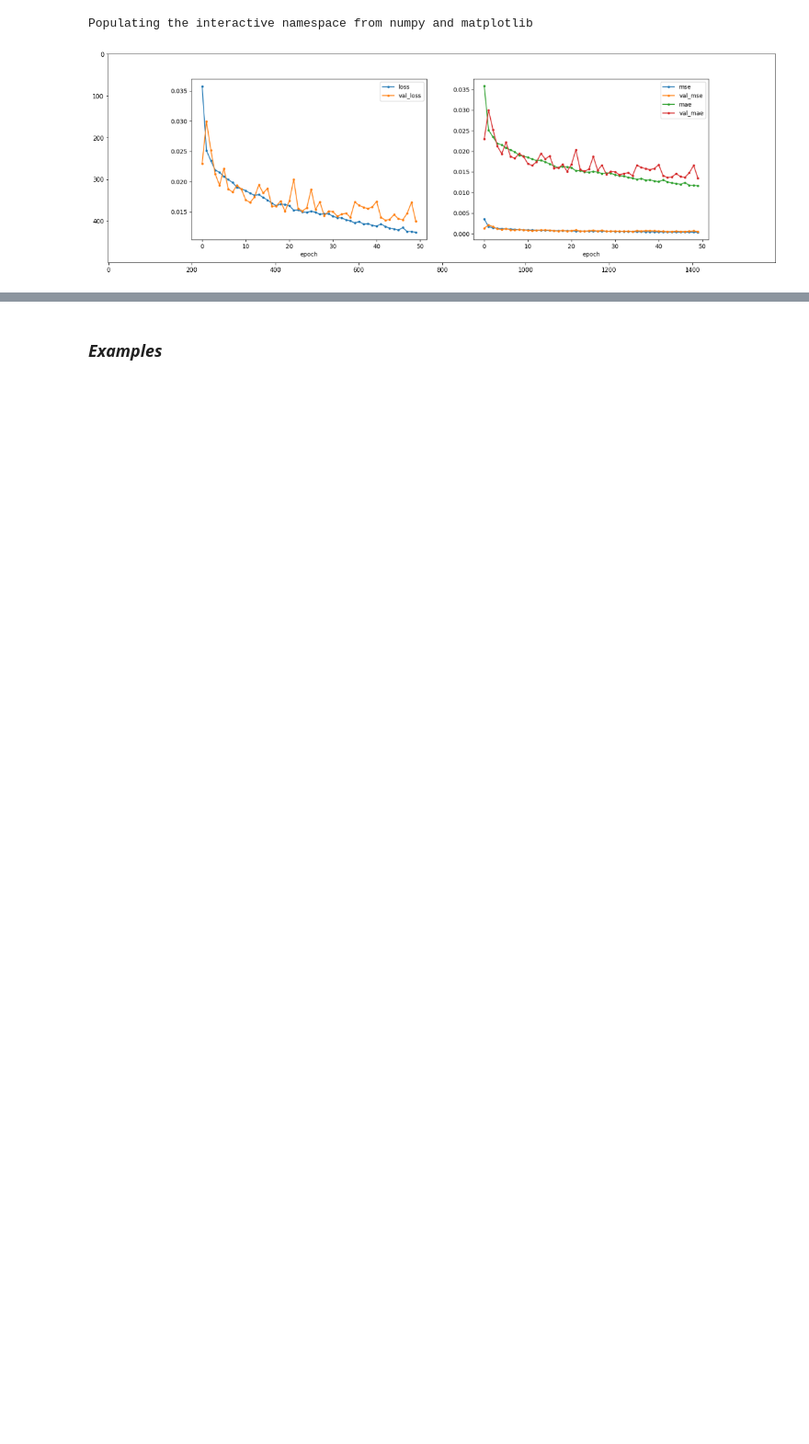
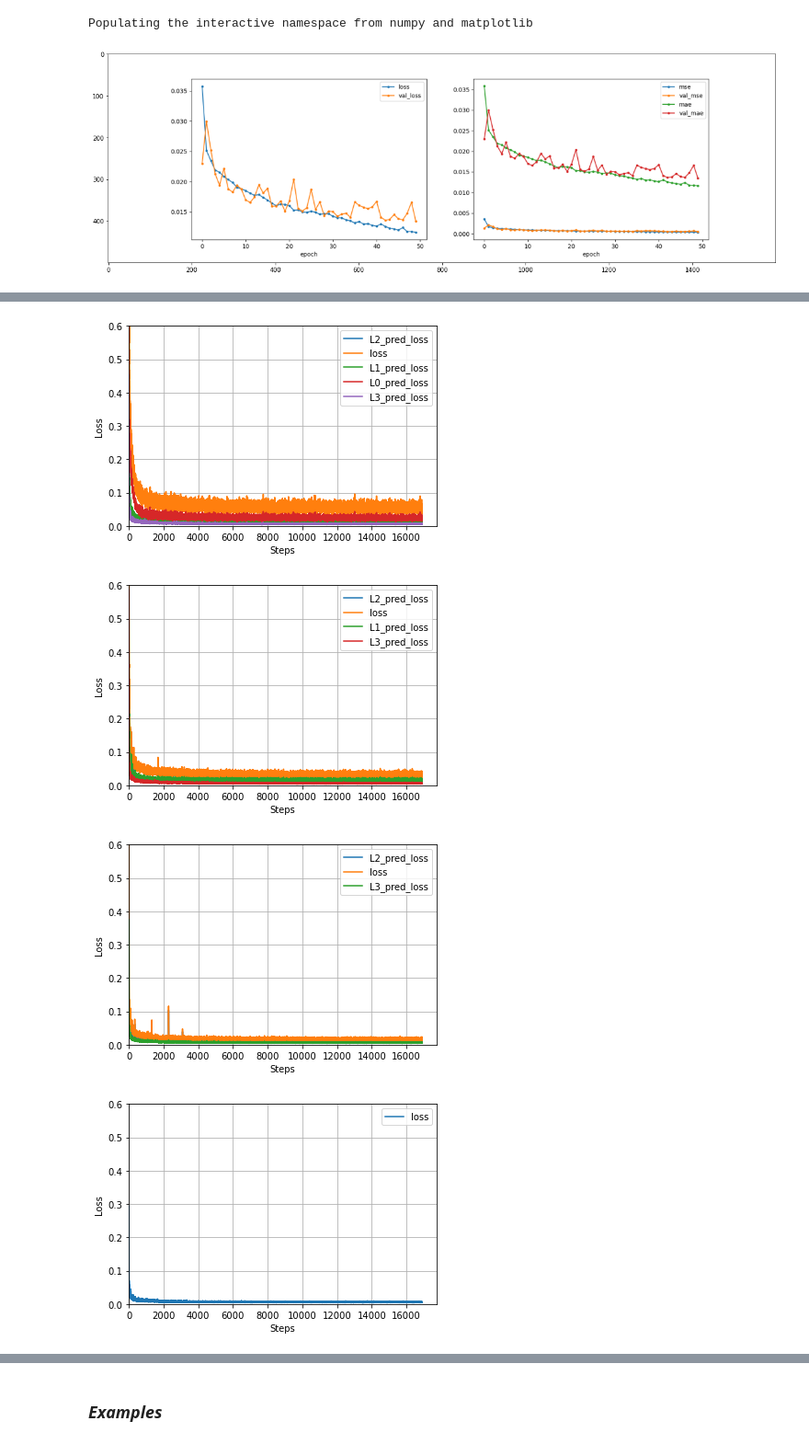
Before and after one commit to ankilab/MasterThesis_OfSpinesAndDendrites, a Jupyter notebook: Evaluation/Evaluation_CARE_Mu_net.ipynb, the cells around one changed output, grey strips where cells are left out. Shown at 92% size. Saved outputs shown, nothing was run; the diff lists cells and outputs as text; code cells hidden in the pictures; blank space fills up the shorter version.

```diff
--- a/Evaluation/Evaluation_CARE_Mu_net.ipynb
+++ b/Evaluation/Evaluation_CARE_Mu_net.ipynb
@@ -53,3 +181,28 @@ Populating the interactive namespace from numpy and matplotlib
 
 Load train history --> Loss and plot:
 With 3, 2,1, 0 additional Levels
+# %%
+f_level_3 = 'D:/jo77pihe/Registered/Mu_Net_res_3_levels50'
+f_level_2 = 'D:/jo77pihe/Registered/Mu_Net_res_2_levels50'
+f_level_1 = 'D:/jo77pihe/Registered/Mu_Net_res_1_levels50'
+f_level_0 = 'D:/jo77pihe/Registered/Mu_Net_res_0_levels50'
+f_levels = [f_level_3, f_level_2, f_level_1, f_level_0]
+# %%
+for f in f_levels:
+    with open(os.path.join(f,'history_mu_net.pkl'), 'rb') as file:
+        x = pickle.load(file)
+    for k in x.keys():
+        xp = np.arange(1,len(x[k])+1)
+        plt.plot(xp, x[k])
+    plt.legend(x.keys())
+    plt.xlabel('Steps')
+    plt.ylabel('Loss')
+    plt.grid()
+    plt.xlim(0,)
+    plt.ylim(0, 0.6)
+    plt.show(block=False)
+# %% [output]
+[figure, added]
+[figure, added]
+[figure, added]
+[figure, added]
```
Also changed, not shown: parts of 36 cells of this notebook.
